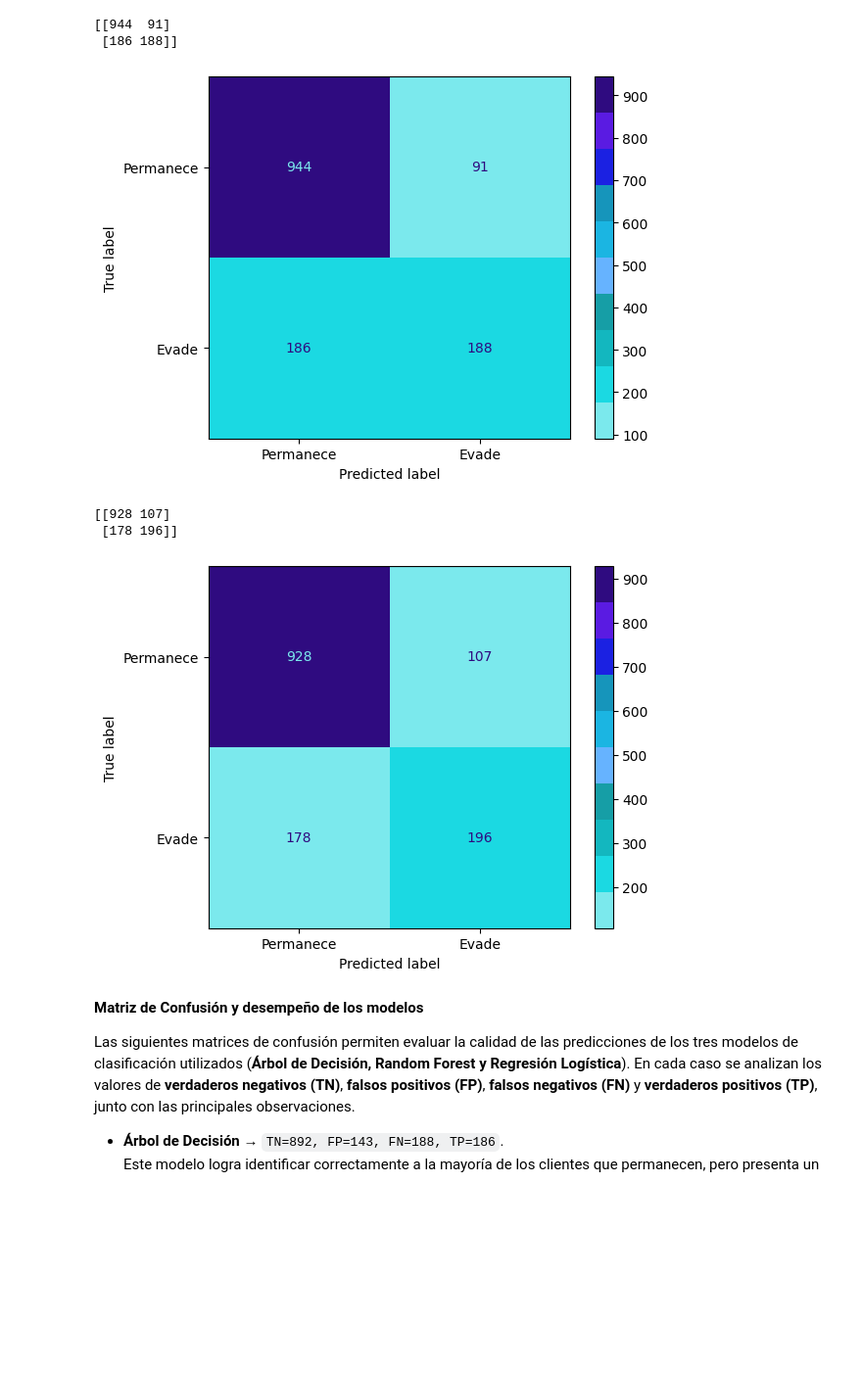
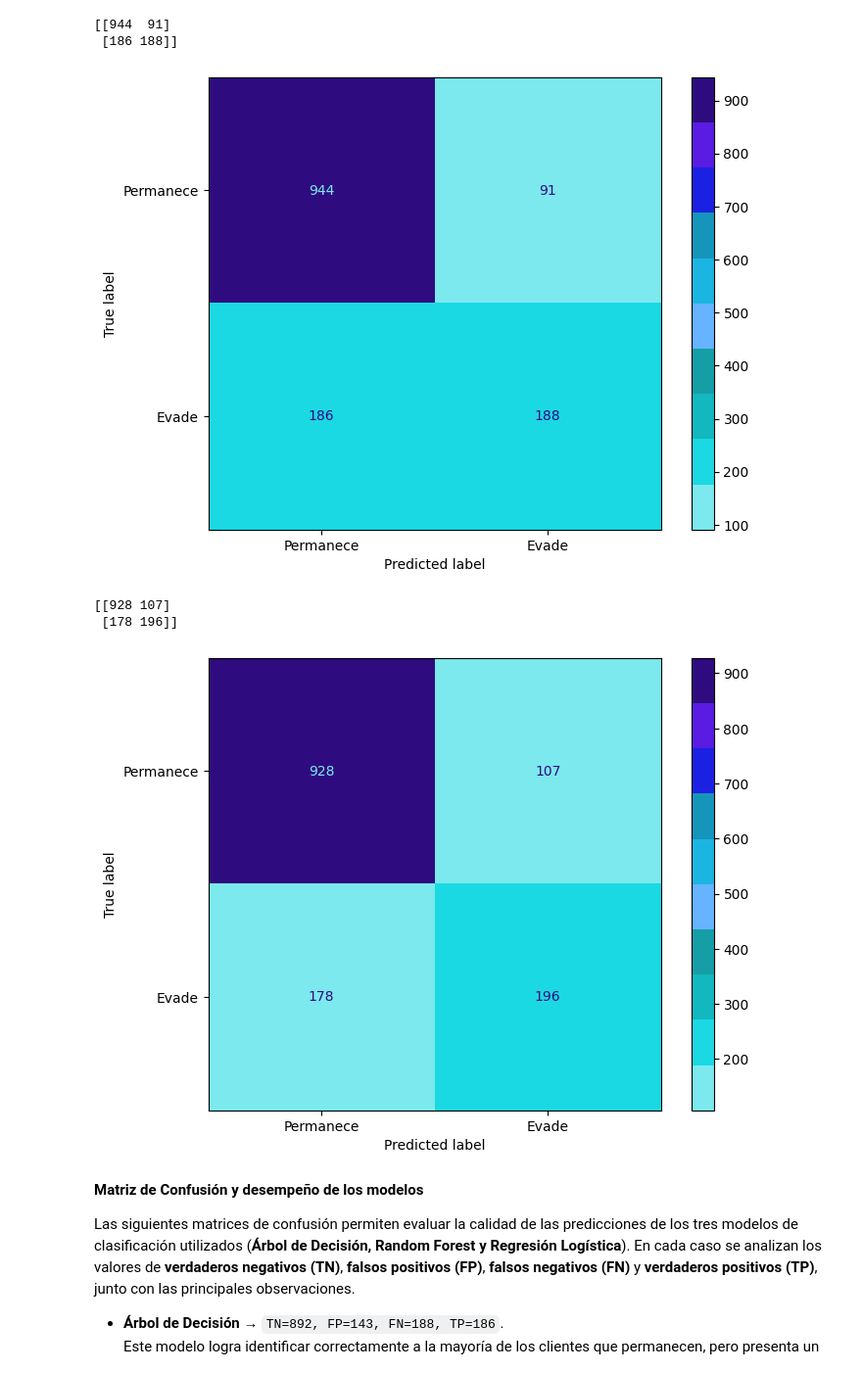
Before and after one commit to DanielRaiicHu/telecom_x_2, a Jupyter notebook: telecom_x_2.ipynb, the cells around one changed output. Shown at 98% size. Cells and saved outputs as stored; diff of their text form; code cells hidden in the pictures; blank space fills up the shorter version.

```diff
--- a/telecom_x_2.ipynb
+++ b/telecom_x_2.ipynb
@@ -2196,21 +2198,22 @@ print(matriz_confusion_forest)
 
 def matriz_confusion_forest_inicial():
     cmap_matriz = ListedColormap(colores_matriz)
+    fig, ax = plt.subplots(figsize=(8, 6))
 
     visualizacion_forest = ConfusionMatrixDisplay(
         confusion_matrix=matriz_confusion_forest,
         display_labels=['Permanece', 'Evade']  # Etiquetas para las clases 0 y 1
     )
-    visualizacion_forest.plot(cmap=cmap_matriz)
+    visualizacion_forest.plot(ax=ax, cmap=cmap_matriz)
     return plt
 
 # Muestra la matriz de confusión
 matriz_confusion_forest_inicial()
 
 # Exporta la matriz de confusión
-exportar_grafico(matriz_confusion_forest_inicial, 'grafico_matriz_confusion_forest_inicial')
+exportar_grafico(matriz_confusion_forest_inicial, 'matriz_confusion_forest_inicial')
 # %% [output]
-[figure, old version]
+[figure, new version]
 # %%
 # Genera las predicciones del modelo de Regresión Logística usando los datos del conjunto de validación.
 y_previsto_logistica = modelo_logistica.predict(X_val_scaled)
@@ -2223,23 +2226,24 @@ print(matriz_confusion_logistica)
 # %%
 # Matriz de Confusión - Modelo Regresión Logística
 
 def matriz_confusion_logistica_inicial():
     cmap_matriz = ListedColormap(colores_matriz)
+    fig, ax = plt.subplots(figsize=(8, 6))
 
     visualizacion_logistica = ConfusionMatrixDisplay(
         confusion_matrix=matriz_confusion_logistica,
         display_labels=['Permanece', 'Evade']  # Etiquetas para las clases 0 y 1
     )
-    visualizacion_logistica.plot(cmap=cmap_matriz)
+    visualizacion_logistica.plot(ax=ax, cmap=cmap_matriz)
     return plt
 
 # Muestra la matriz de confusión
 matriz_confusion_logistica_inicial()
 
 # Exporta la matriz de confusión
-exportar_grafico(matriz_confusion_logistica_inicial, 'grafico_matriz_confusion_logistica_inicial')
+exportar_grafico(matriz_confusion_logistica_inicial, 'matriz_confusion_logistica_inicial')
 # %% [output]
-[figure, old version]
+[figure, new version]
 # %% [markdown]
 **Matriz de Confusión y desempeño de los modelos**
 
```
Also changed, not shown: parts of 9 cells of this notebook.
